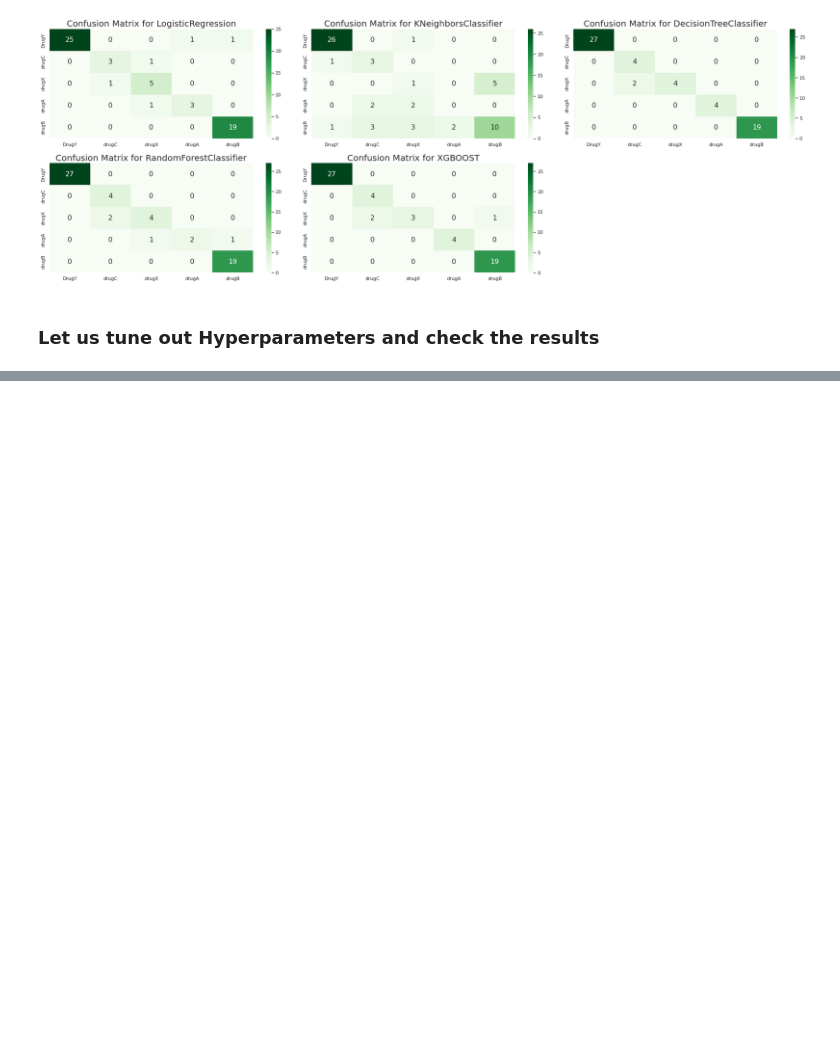
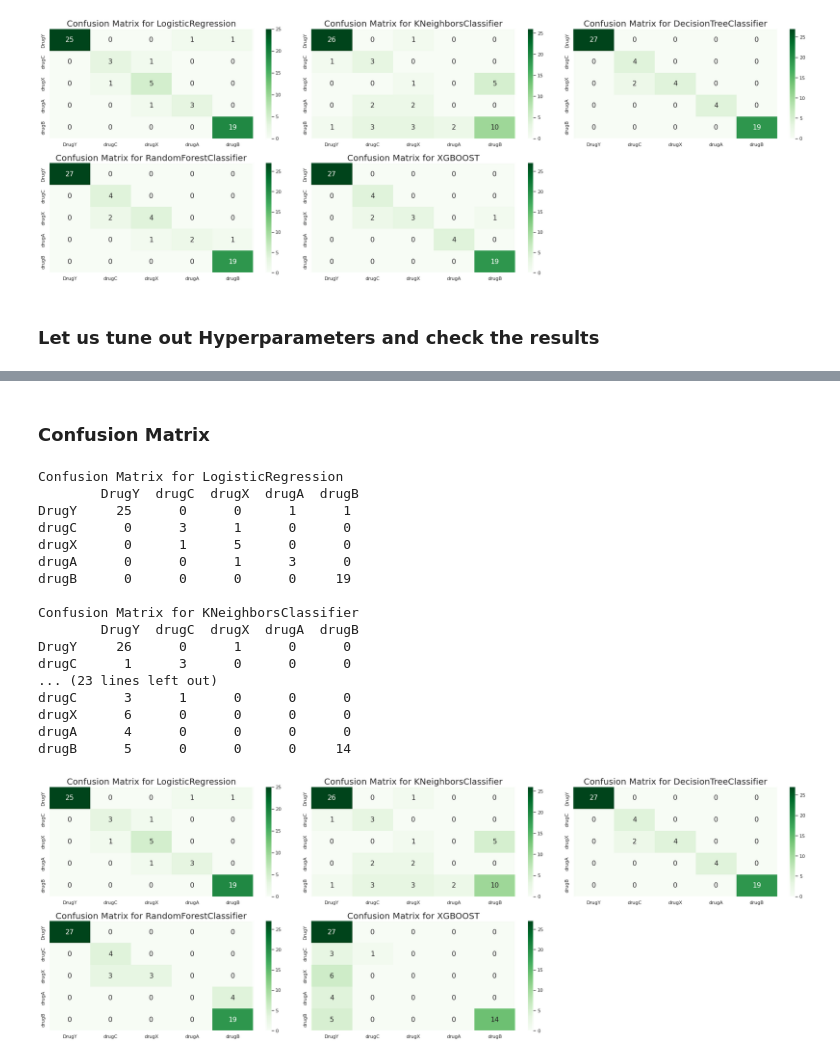
Before and after one commit to dsankush/Drug-Analysis, a Jupyter notebook: Drug_Analysis.ipynb, the cells around one changed output, grey strips where cells are left out. Saved outputs shown, nothing was run; the diff lists cells and outputs as text; code cells hidden in the pictures; blank space fills up the shorter version.

```diff
--- a/Drug_Analysis.ipynb
+++ b/Drug_Analysis.ipynb
@@ -1163,0 +1410,24 @@ drugB      0      0      0      0     19
+# %% [markdown]
+### Confusion Matrix
+# %%
+# getting confusion matrix for each model
+confusion_matrix_plot(result_1)
+# %% [output]
+Confusion Matrix for LogisticRegression
+        DrugY  drugC  drugX  drugA  drugB
+DrugY     25      0      0      1      1
+drugC      0      3      1      0      0
+drugX      0      1      5      0      0
+drugA      0      0      1      3      0
+drugB      0      0      0      0     19
+
+Confusion Matrix for KNeighborsClassifier
+        DrugY  drugC  drugX  drugA  drugB
+DrugY     26      0      1      0      0
+drugC      1      3      0      0      0
+... (23 lines left out)
+drugC      3      1      0      0      0
+drugX      6      0      0      0      0
+drugA      4      0      0      0      0
+drugB      5      0      0      0     14
+[figure, added]
```
Also changed, not shown: parts of 9 cells of this notebook.
